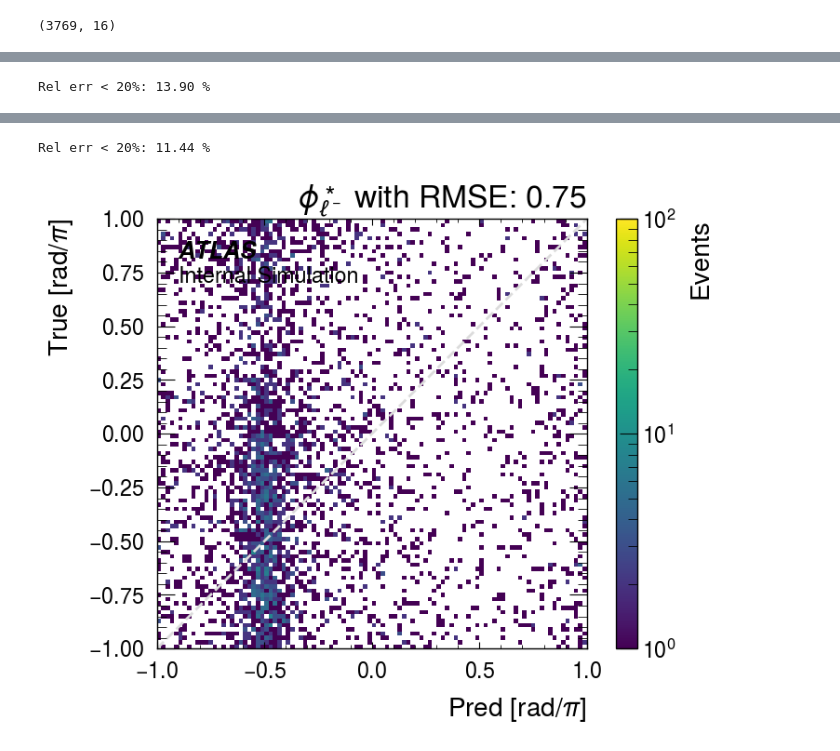
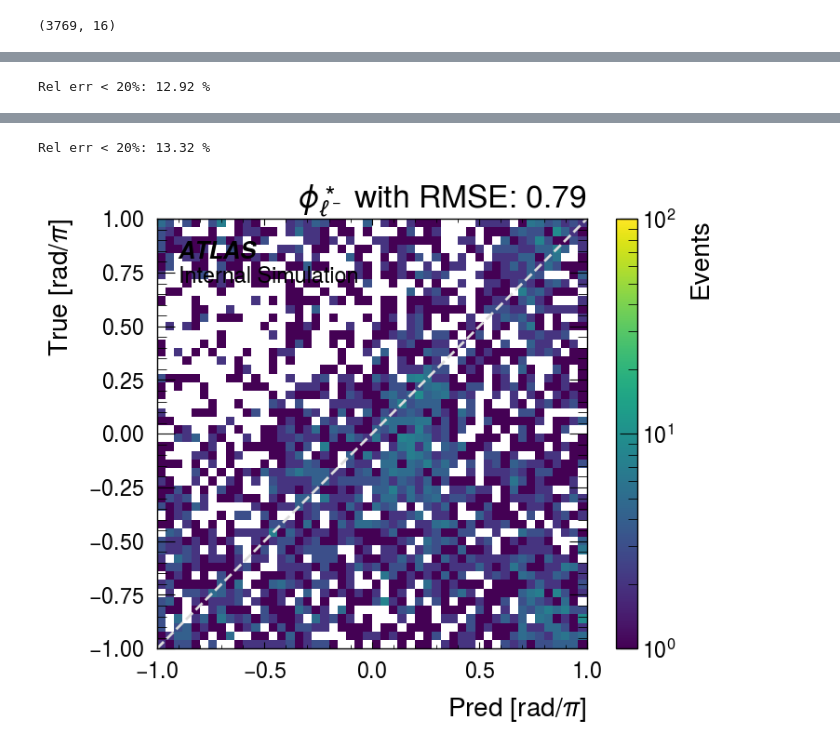
Before and after one commit to yygarypeng/ww-flow, a Jupyter notebook: visualize.ipynb, the cells around one changed output, grey strips where cells are left out. Saved outputs shown, nothing was run; the diff lists cells and outputs as text; code cells hidden in the pictures.

```diff
--- a/visualize.ipynb
+++ b/visualize.ipynb
@@ -80,8 +80,8 @@ with torch.no_grad():
         # z_sample = randmultin(_z_like_tensor, device=device)
         z_sample = torch.randn_like(_z_like_tensor) # Gaussian prior
         yz = torch.cat([batch_lvlv.to(device), z_sample.to(device)], dim=1)
-        lvlv_pred, _ = model(batch_ww, cond, batch_lvlv, reverse=False) # the prediction gives the inputs (y, z)
-        ww_pred, _ = model(yz, cond, None, reverse=True)
+        lvlv_pred = model(batch_ww, cond, batch_lvlv, reverse=False) # the prediction gives the inputs (y, z)
+        ww_pred = model(yz, cond, None, reverse=True)
         z_pred = lvlv_pred[1] # predicted z
 
         # manual inverse stdscaler transform
@@ -341,7 +341,7 @@ def err_bounds(x, rel_err=0.2, offset=5.0):
 def rmse(a, b):
 	return np.sqrt(np.mean((a - b) ** 2))
 # %%
-def plot_1d_hist(pred, truth, name, bins_edges=np.linspace(-200, 200, 101), unit="GeV", color="black", savepath=None):
+def plot_1d_hist(pred, truth, name, bins_edges=np.linspace(-200, 200, 51), unit="GeV", color="black", savepath=None):
     plt.hist(pred, bins=bins_edges, linewidth=2, color="red", histtype="step", label="Pred")
     plt.hist(truth, bins=bins_edges, linewidth=2, color="blue", histtype="step", label="True")
     plt.legend()
@@ -356,7 +356,7 @@ def plot_1d_hist(pred, truth, name, bins_edges=np.linspace(-200, 200, 101), unit
     if savepath is not None:
         plt.savefig(savepath, bbox_inches="tight")
     plt.show()
-def plot_2d_hist(pred, truth, name, bins_edges=np.linspace(-200, 200, 101), log=False, unit="GeV", color="black", vmax=1e3, offset=10.0, savepath=None):
+def plot_2d_hist(pred, truth, name, bins_edges=np.linspace(-200, 200, 51), log=False, unit="GeV", color="black", vmax=1e3, offset=10.0, savepath=None):
     err = 0.2
     cor_mask = np.abs(rel_err_func(pred, truth)) <= err # set 20% relative error cut
     if log:
@@ -905,6 +902,6 @@ Rel err < 20%: 32.61 %
 # %%
-plot_1d_hist(pred_l0_theta_phi[1], true_l0_theta_phi[1], r"$\phi^\ast_{\ell^+}$", np.linspace(-1, 1, 101), unit="rad/$\pi$")
-plot_2d_hist(pred_l0_theta_phi[1], true_l0_theta_phi[1], r"$\phi^\ast_{\ell^+}$", np.linspace(-1, 1, 101), vmax=1e2, log=True, unit="rad/$\pi$")
-plot_1d_hist(pred_l1_theta_phi[1], true_l1_theta_phi[1], r"$\phi^\ast_{\ell^-}$", np.linspace(-1, 1, 101), unit="rad/$\pi$")
-plot_2d_hist(pred_l1_theta_phi[1], true_l1_theta_phi[1], r"$\phi^\ast_{\ell^-}$", np.linspace(-1, 1, 101), vmax=1e2, log=True, unit="rad/$\pi$")
+plot_1d_hist(pred_l0_theta_phi[1], true_l0_theta_phi[1], r"$\phi^\ast_{\ell^+}$", np.linspace(-1, 1, 51), unit="rad/$\pi$")
+plot_2d_hist(pred_l0_theta_phi[1], true_l0_theta_phi[1], r"$\phi^\ast_{\ell^+}$", np.linspace(-1, 1, 51), vmax=1e2, log=True, unit="rad/$\pi$")
+plot_1d_hist(pred_l1_theta_phi[1], true_l1_theta_phi[1], r"$\phi^\ast_{\ell^-}$", np.linspace(-1, 1, 51), unit="rad/$\pi$")
+plot_2d_hist(pred_l1_theta_phi[1], true_l1_theta_phi[1], r"$\phi^\ast_{\ell^-}$", np.linspace(-1, 1, 51), vmax=1e2, log=True, unit="rad/$\pi$")
 # %% [output]
@@ -912 +909 @@ plot_2d_hist(pred_l1_theta_phi[1], true_l1_theta_phi[1], r"$\phi^\ast_{\ell^-}$"
-Rel err < 20%: 13.90 %
+Rel err < 20%: 12.92 %
@@ -915,3 +912,3 @@ Rel err < 20%: 13.90 %
-Rel err < 20%: 11.44 %
+Rel err < 20%: 13.32 %
-[figure, old version]
+[figure, new version]
 # %%
```
Also changed, not shown: parts of 22 cells of this notebook, 9 other files.
